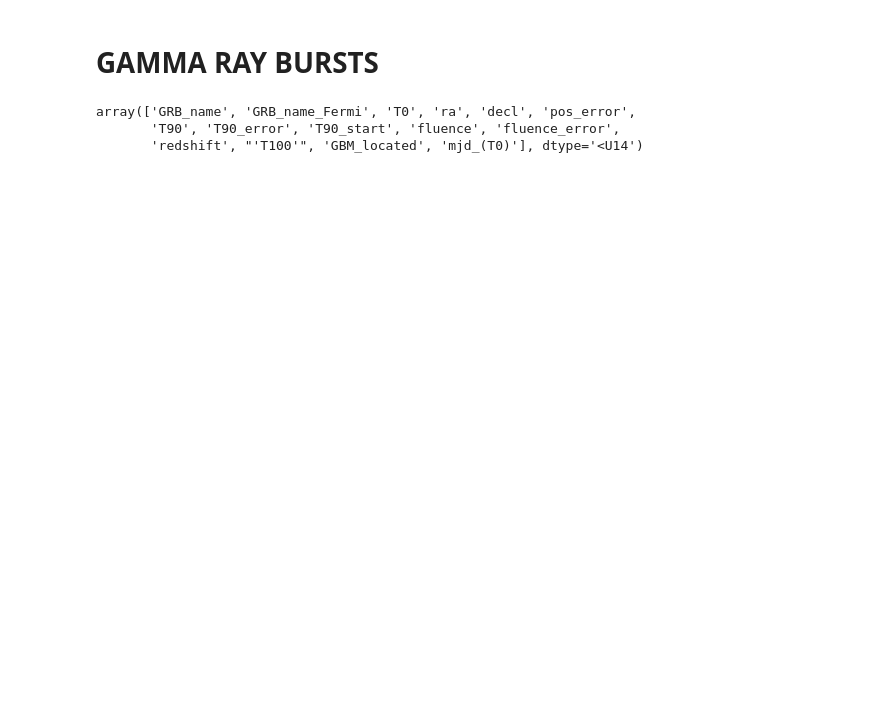
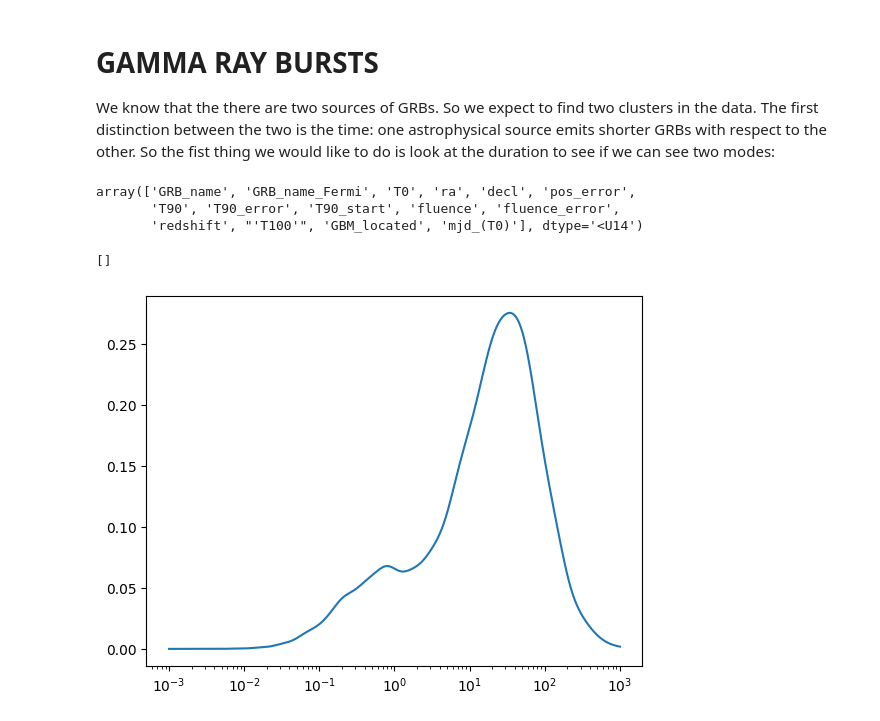
Before and after one commit to DiegoToniolo/astrostatistics_bicocca_2024, a Jupyter notebook: working/L14_GRB.ipynb, the cells around one changed output. Saved outputs shown, nothing was run; the diff lists cells and outputs as text; code cells hidden in the pictures; blank space fills up the shorter version.

```diff
--- a/working/L14_GRB.ipynb
+++ b/working/L14_GRB.ipynb
@@ -1,5 +1,7 @@
 # %% [markdown]
 # GAMMA RAY BURSTS
+We know that the there are two sources of GRBs. So we expect to find two clusters in the data.
+The first distinction between the two is the time: one astrophysical source emits shorter GRBs with respect to the other. So the fist thing we would like to do is look at the duration to see if we can see two modes:
 # %%
 import requests
 import numpy as np
@@ -22,3 +27,25 @@ names
 array(['GRB_name', 'GRB_name_Fermi', 'T0', 'ra', 'decl', 'pos_error',
        'T90', 'T90_error', 'T90_start', 'fluence', 'fluence_error',
        'redshift', "'T100'", 'GBM_located', 'mjd_(T0)'], dtype='<U14')
+# %%
+T90 = np.array(data[6, :], dtype = float)
+T90_pos = T90[T90[:] > 0.0]
+
+def kde_sklearn(data, bandwidth = 1.0):
+    kde_skl = KernelDensity(kernel='gaussian', bandwidth = bandwidth)
+    kde_skl.fit(np.log(data[:, np.newaxis]))
+    log_pdf = kde_skl.score_samples(np.log(xgrid[:, np.newaxis])) # sklearn returns log(density)
+    return np.exp(log_pdf)
+
+bw_range = np.linspace(0.01, 0.5, 20)
+grid = GridSearchCV(KernelDensity(), {'bandwidth':bw_range}, cv = 5)
+grid.fit(np.log(T90_pos[:, np.newaxis]))
+b_opt = grid.best_params_['bandwidth']
+
+xgrid = np.logspace(-3, 3, 1000)
+pdf = kde_sklearn(T90_pos, b_opt)
+plt.plot(xgrid, pdf)
+plt.semilogx()
+# %% [output]
+[]
+[figure, added]
```
Also changed, not shown: parts of 13 cells of this notebook.
